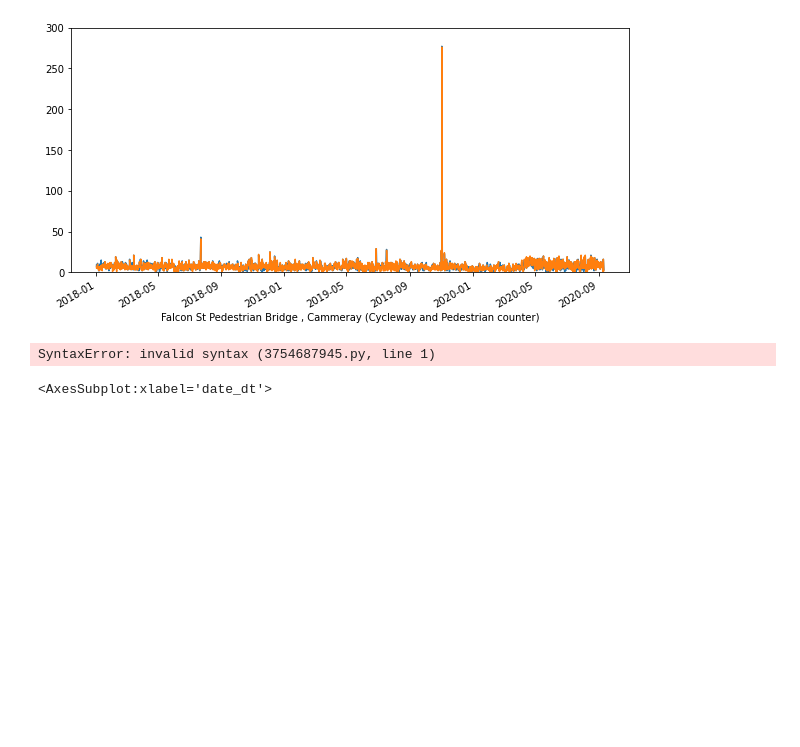
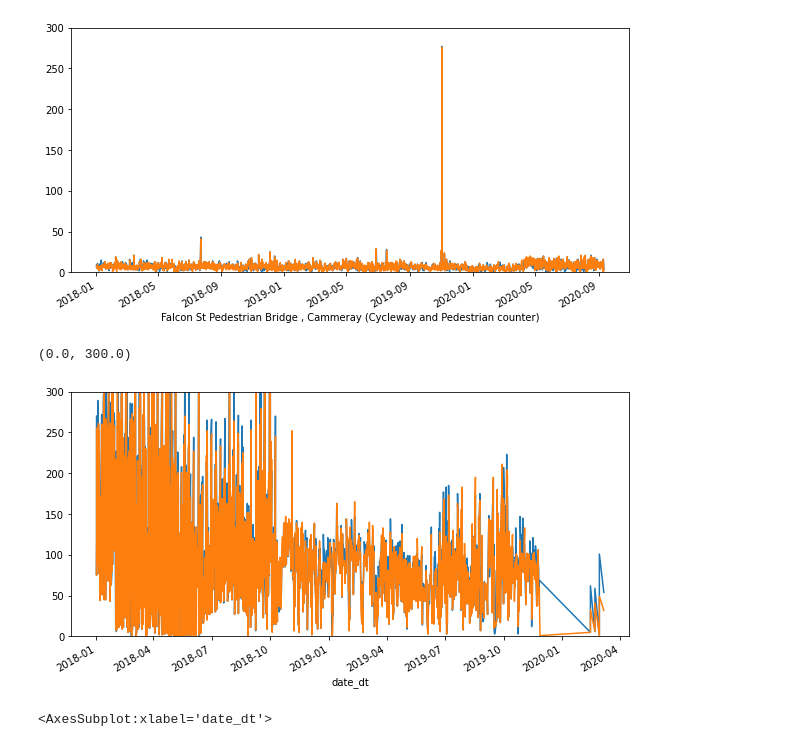
Before and after one commit to bojanasinpyjamas/data_project, a Jupyter notebook: cycleway-countsxls2018-2020.ipynb, the cells around one changed output. Cells and saved outputs as stored; diff of their text form; code cells hidden in the pictures; blank space fills up the shorter version.

```diff
--- a/cycleway-countsxls2018-2020.ipynb
+++ b/cycleway-countsxls2018-2020.ipynb
@@ -132,13 +143,12 @@ plt.xlabel(station_df.iloc[0].location_name)
 Text(0.5, 0, 'Falcon St Pedestrian Bridge , Cammeray (Cycleway and Pedestrian counter)')
 [figure]
 # %%
-AxesSubplot:xlabel= if station=="90909" use location_name
-
 time_df[(time_df.station=="90909") & (time_df.direction=="East")]["counter"].plot( )
 time_df[(time_df.station=="90909") & (time_df.direction=="West")]["counter"].plot( )
 plt.ylim([0, 300])
 # %% [output]
-SyntaxError: invalid syntax (3754687945.py, line 1)
+(0.0, 300.0)
+[figure, added]
 # %%
 time_df[(time_df.station=="90909") & (time_df.mode_transport=="Cycling")]["counter"].plot( )
 time_df[(time_df.station=="90909") & (time_df.mode_transport=="Pedestrian")]["counter"].plot( )
```
Also changed, not shown: parts of 15 cells of this notebook.
